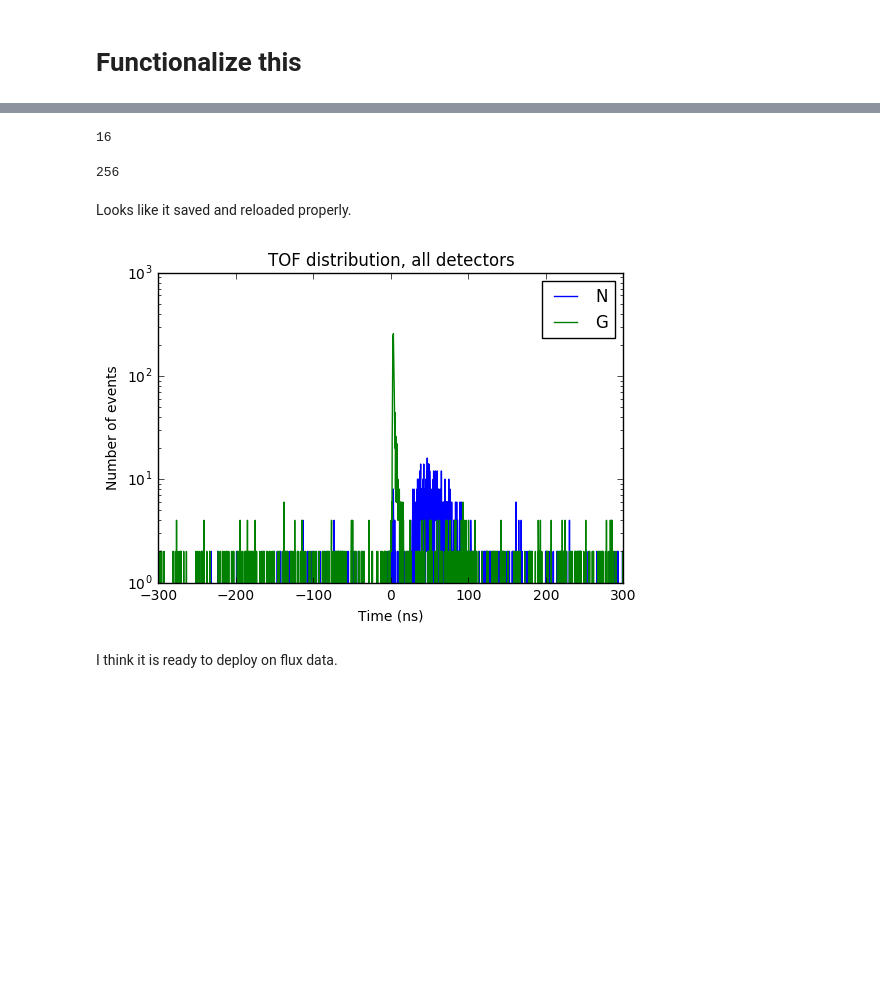
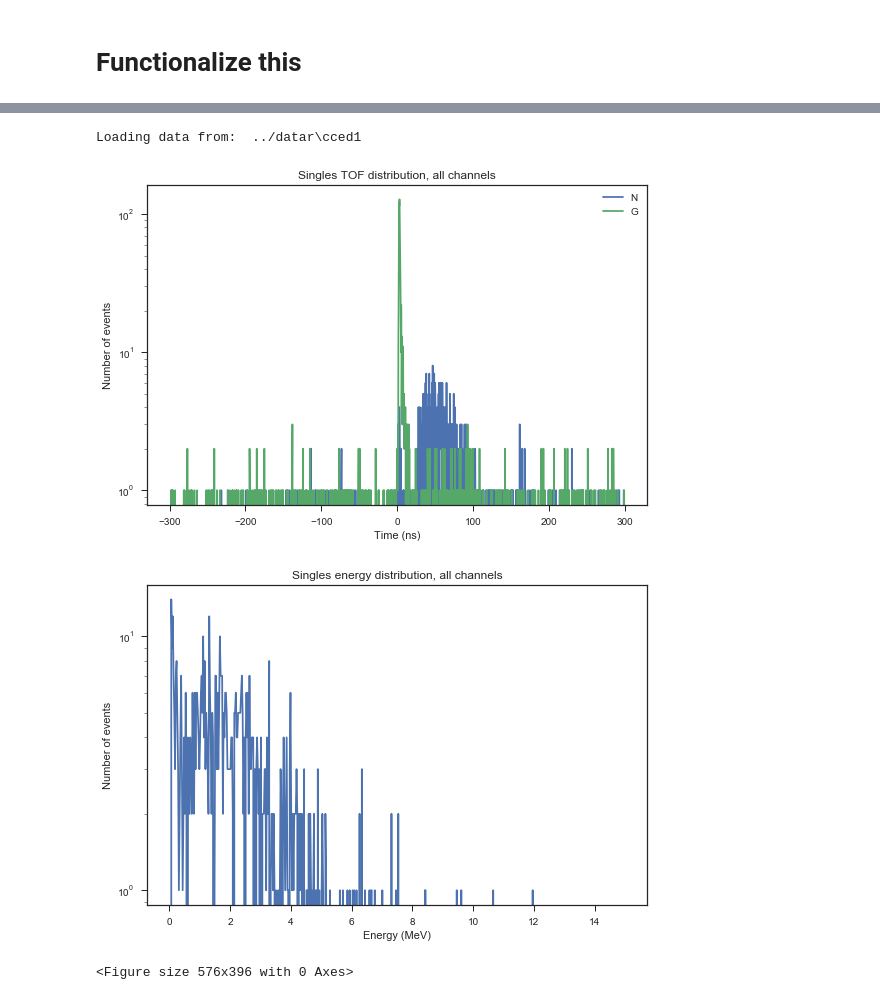
Before and after one commit to pfschus/fission_bicorrelation, a Jupyter notebook: methods/singles_histogram.ipynb, the cells around one changed output, grey strips where cells are left out. Cells and saved outputs as stored; diff of their text form; code cells hidden in the pictures; blank space fills up the shorter version.

```diff
--- a/methods/singles_histogram.ipynb
+++ b/methods/singles_histogram.ipynb
@@ -506,24 +465,7 @@ singles_hist, dt_bin_edges, dict_det_to_index = bicorr.load_singles_hist()
-# %%
-np.max(singles_hist)
-# %% [output]
-16
-# %%
-np.max(np.sum(singles_hist[1,:,:],axis=0))
-# %% [output]
-256
-# %% [markdown]
-Looks like it saved and reloaded properly.
-# %%
-dt_bin_centers = (dt_bin_edges[:-1]+dt_bin_edges[1:])/2
-plt.plot(dt_bin_centers,np.sum(singles_hist[0,:,:],axis=(0)))
-plt.plot(dt_bin_centers,np.sum(singles_hist[1,:,:],axis=(0)))
-plt.xlabel('Time (ns)')
-plt.ylabel('Number of events')
-plt.title('TOF distribution, all detectors')
-plt.legend(['N','G'])
-plt.yscale('log')
-plt.show()
-# %% [output]
-[figure, removed]
-# %% [markdown]
-I think it is ready to deploy on flux data.
+# %%
+bicorr_e.build_singles_hist_both(['cced1'],data_path,show_flag=True, save_flag = False);
+# %% [output]
+Loading data from:  ../datar\cced1
+[figure, added]
+[figure, added]
+<Figure size 576x396 with 0 Axes>
```
Also changed, not shown: parts of 56 cells of this notebook, 14 other files.
